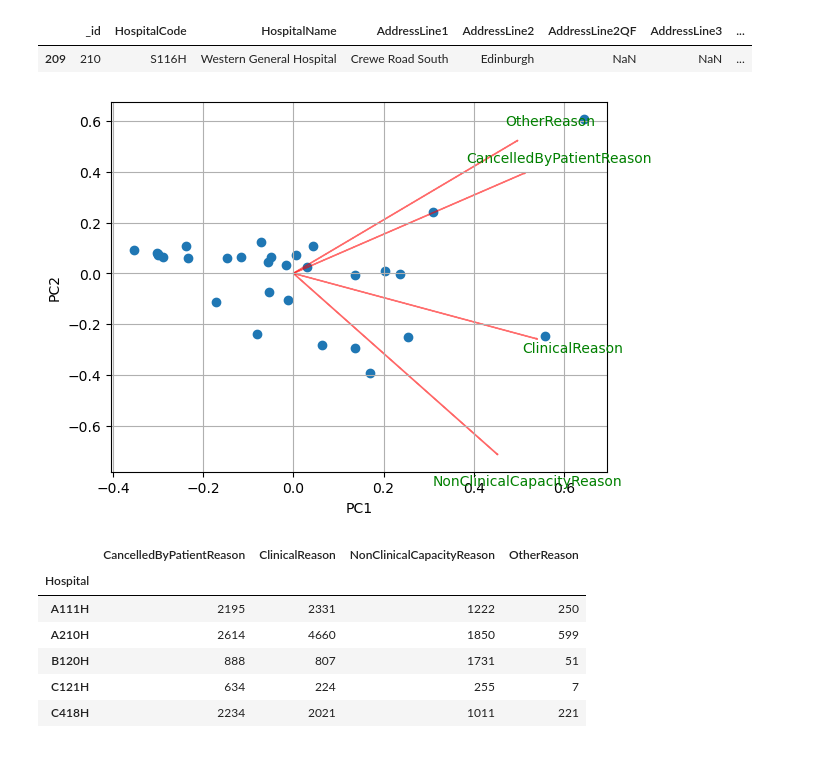
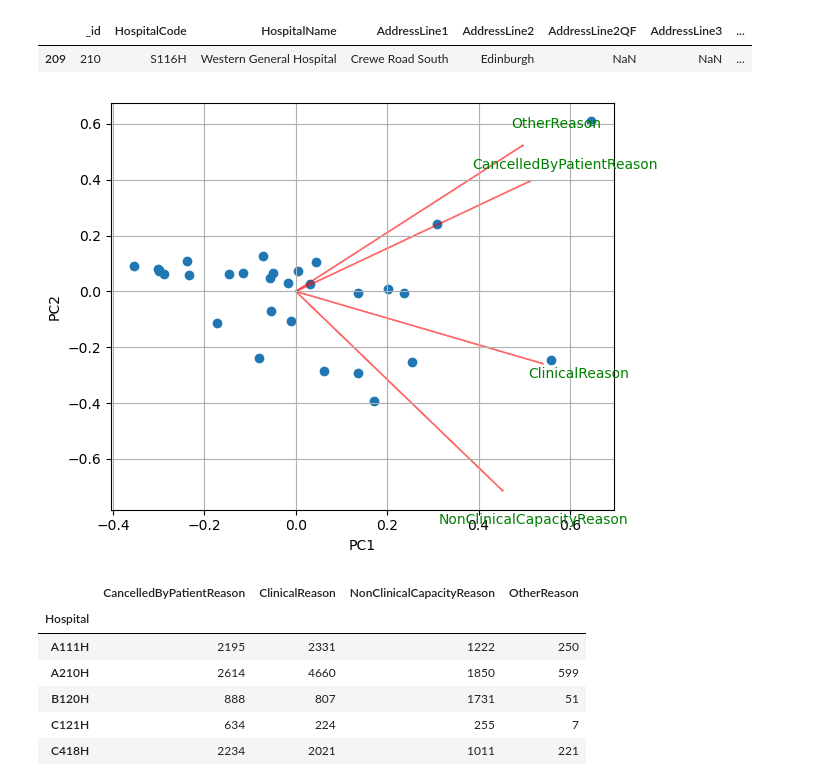
Before and after one commit to brianej/fdscw3, a Jupyter notebook: q3.ipynb, the cells around one changed output. Saved outputs shown, nothing was run; the diff lists cells and outputs as text; code cells hidden in the pictures; blank space fills up the shorter version.

```diff
--- a/q3.ipynb
+++ b/q3.ipynb
@@ -190,32 +190,33 @@ hospital_names[hospital_names["HospitalCode"] == "S116H"]
 # %%
 scaler = StandardScaler()
 scaler.fit(cancellations_hospital_clean_hos)
 X=scaler.transform(cancellations_hospital_clean_hos)
 pca = PCA()
 x_new = pca.fit_transform(X)
 
 def myplot(score,coeff,labels=None):
     xs = score[:,0]
     ys = score[:,1]
     n = coeff.shape[0]
     scalex = 1.0/(xs.max() - xs.min())
     scaley = 1.0/(ys.max() - ys.min())
     plt.scatter(xs * scalex,ys * scaley)
     for i in range(n):
         plt.arrow(0, 0, coeff[i,0], coeff[i,1],color = 'r',alpha = 0.5)
         if labels is None:
             plt.text(coeff[i,0]* 1.15, coeff[i,1] * 1.15, "Var"+str(i+1), color = 'g', ha = 'center', va = 'center')
         else:
             plt.text(coeff[i,0]* 1.15, coeff[i,1] * 1.15, labels[i], color = 'g', ha = 'center', va = 'center')
     plt.xlabel("PC{}".format(1))
     plt.ylabel("PC{}".format(2))
     plt.grid()
 
 #Call the function. Use only the 2 PCs.
 myplot(x_new[:,0:2],np.transpose(pca.components_[0:2, :]), list(cancellations_hospital_clean_hos))
+plt.tight_layout()
 plt.show()
 # %% [output]
-[figure, old version]
+[figure, new version]
 # %%
 cancellations_hospital_clean_hos
 # %% [output]
```
Also changed, not shown: 2 other files.
